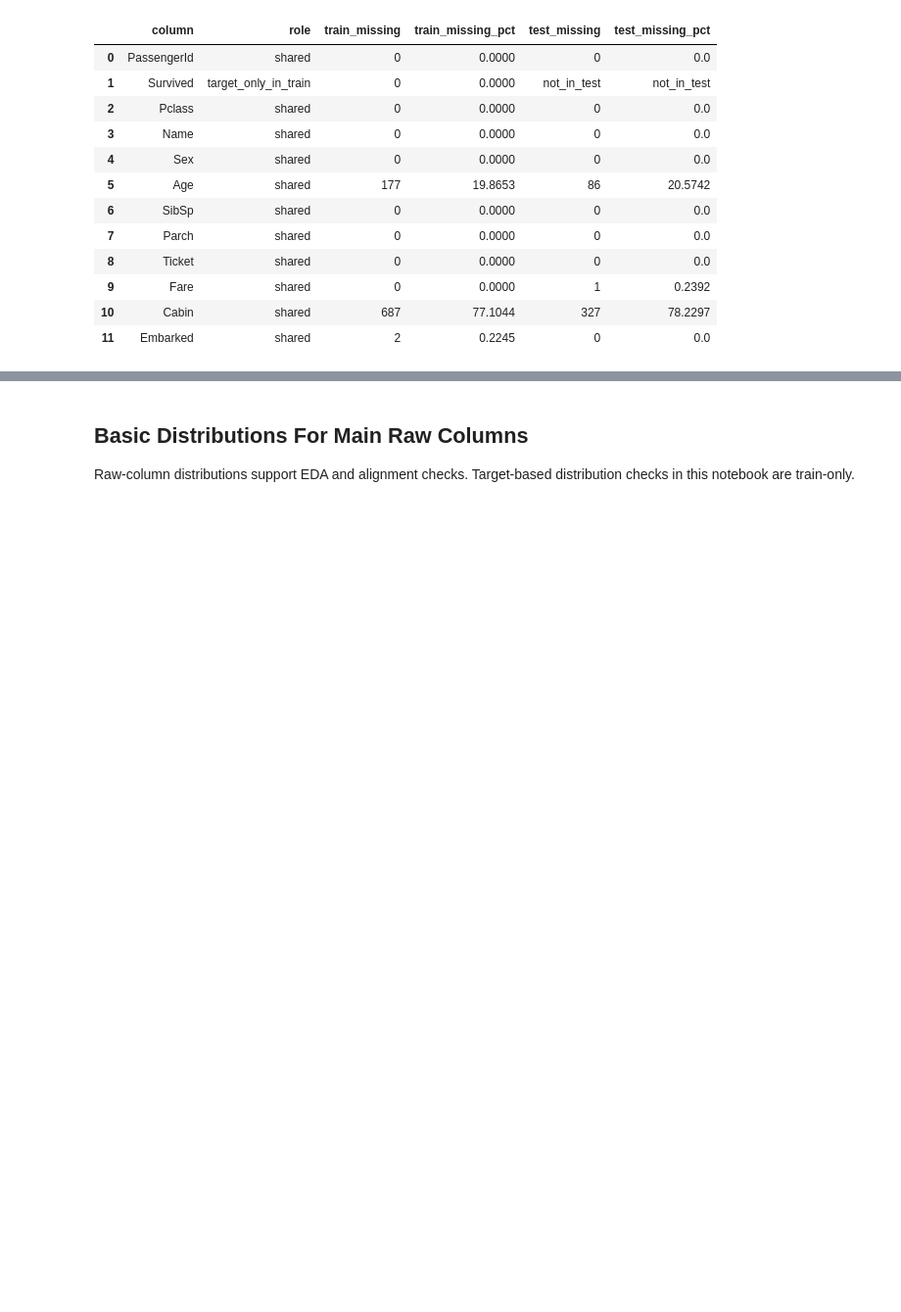
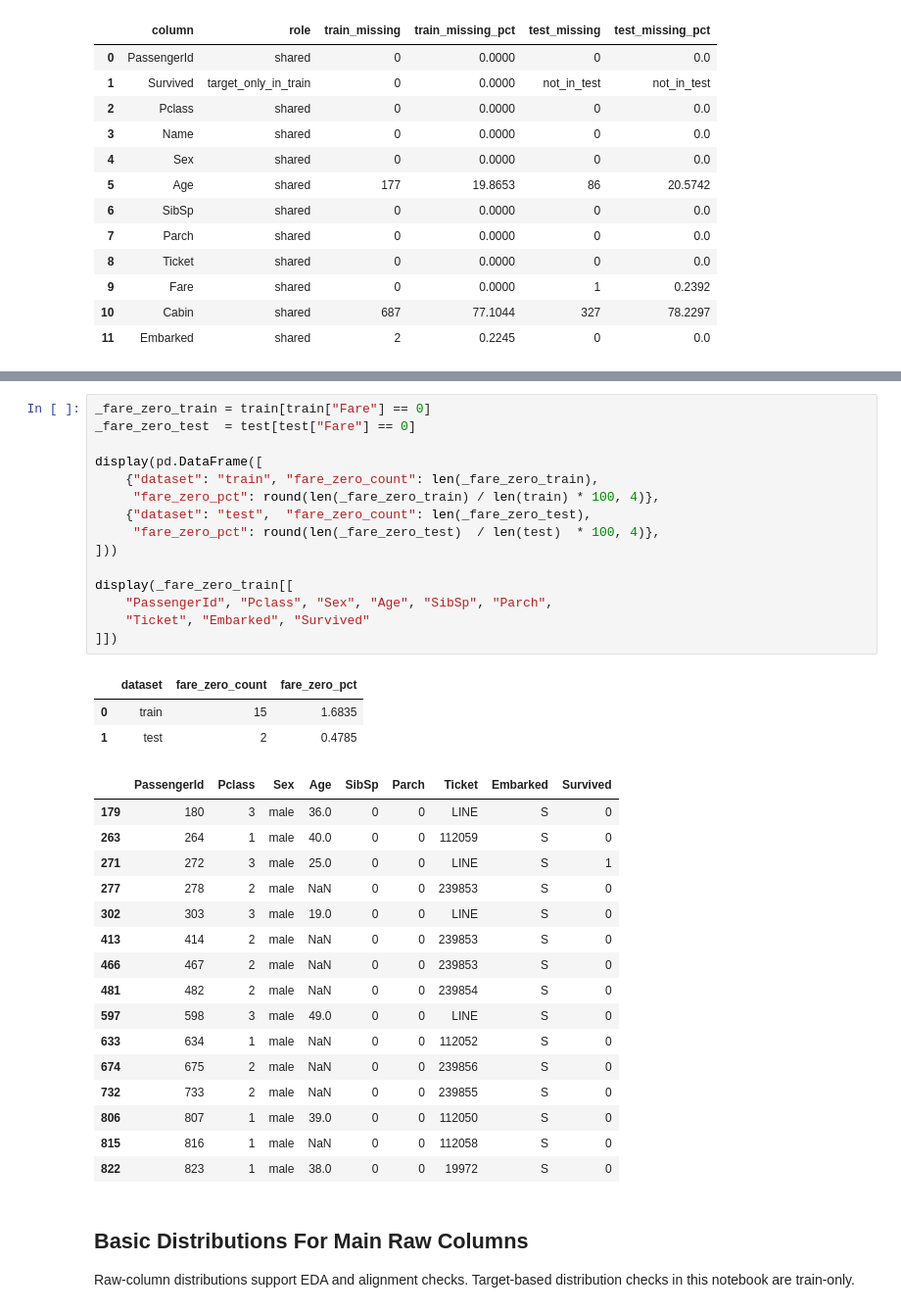
Before and after one commit to legion2440/kaggle-titanic, a Jupyter notebook: notebooks/01_main_eda.ipynb, the cells around one changed output, grey strips where cells are left out. Shown at 98% size. Cells and saved outputs as stored; diff of their text form; blank space fills up the shorter version.

```diff
--- a/notebooks/01_main_eda.ipynb
+++ b/notebooks/01_main_eda.ipynb
@@ -223,3 +299,38 @@ display(missing_table)
+# %%
+_fare_zero_train = train[train["Fare"] == 0]
+_fare_zero_test  = test[test["Fare"] == 0]
+
+display(pd.DataFrame([
+    {"dataset": "train", "fare_zero_count": len(_fare_zero_train),
+     "fare_zero_pct": round(len(_fare_zero_train) / len(train) * 100, 4)},
+    {"dataset": "test",  "fare_zero_count": len(_fare_zero_test),
+     "fare_zero_pct": round(len(_fare_zero_test)  / len(test)  * 100, 4)},
+]))
+
+display(_fare_zero_train[[
+    "PassengerId", "Pclass", "Sex", "Age", "SibSp", "Parch",
+    "Ticket", "Embarked", "Survived"
+]])
+# %% [output]
+|  | dataset | fare_zero_count | fare_zero_pct |
+| 0 | train | 15 | 1.6835 |
+| 1 | test | 2 | 0.4785 |
+|  | PassengerId | Pclass | Sex | Age | SibSp | Parch | Ticket | Embarked | Survived |
+| 179 | 180 | 3 | male | 36.0 | 0 | 0 | LINE | S | 0 |
+| 263 | 264 | 1 | male | 40.0 | 0 | 0 | 112059 | S | 0 |
+| 271 | 272 | 3 | male | 25.0 | 0 | 0 | LINE | S | 1 |
+| 277 | 278 | 2 | male | NaN | 0 | 0 | 239853 | S | 0 |
+| 302 | 303 | 3 | male | 19.0 | 0 | 0 | LINE | S | 0 |
+| 413 | 414 | 2 | male | NaN | 0 | 0 | 239853 | S | 0 |
+| 466 | 467 | 2 | male | NaN | 0 | 0 | 239853 | S | 0 |
+| 481 | 482 | 2 | male | NaN | 0 | 0 | 239854 | S | 0 |
+| 597 | 598 | 3 | male | 49.0 | 0 | 0 | LINE | S | 0 |
+| 633 | 634 | 1 | male | NaN | 0 | 0 | 112052 | S | 0 |
+| 674 | 675 | 2 | male | NaN | 0 | 0 | 239856 | S | 0 |
+| 732 | 733 | 2 | male | NaN | 0 | 0 | 239855 | S | 0 |
+| 806 | 807 | 1 | male | 39.0 | 0 | 0 | 112050 | S | 0 |
+| 815 | 816 | 1 | male | NaN | 0 | 0 | 112058 | S | 0 |
+| 822 | 823 | 1 | male | 38.0 | 0 | 0 | 19972 | S | 0 |
 # %% [markdown]
 ## Basic Distributions For Main Raw Columns
 
```
Also changed, not shown: parts of 8 cells of this notebook, 44 other files.
